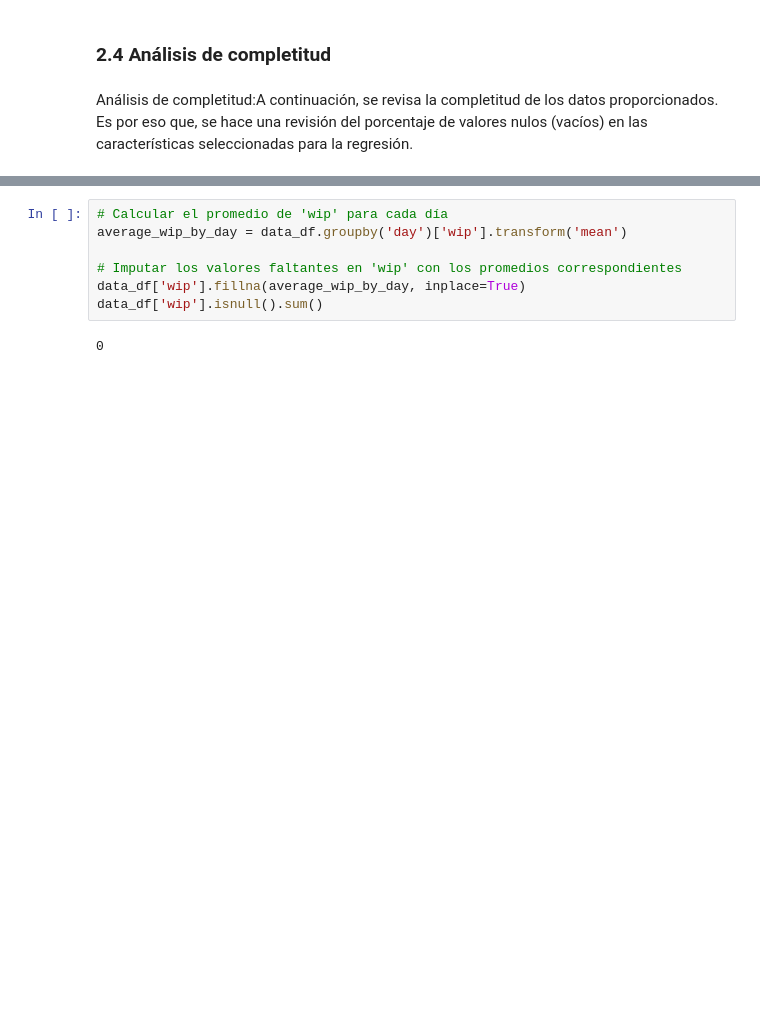
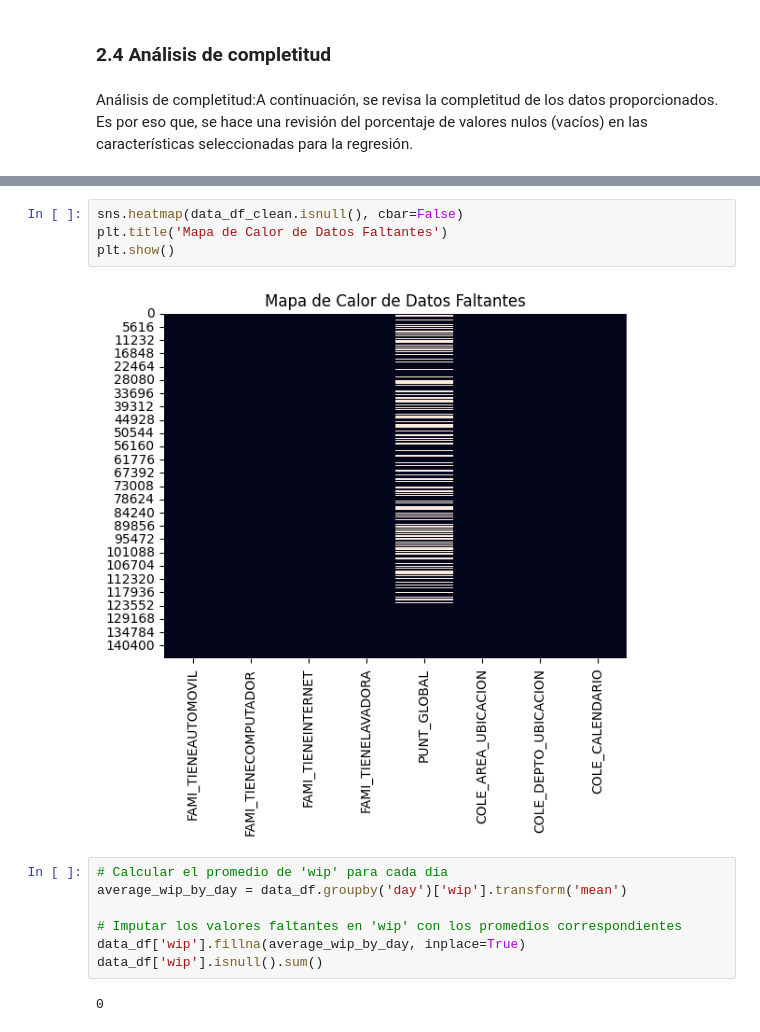
Before and after one commit to vcalderonmol/Proyecto3, a Jupyter notebook: Tarea 2.ipynb, the cells around one changed output, grey strips where cells are left out. Cells and saved outputs as stored; diff of their text form; blank space fills up the shorter version.

```diff
--- a/Tarea 2.ipynb
+++ b/Tarea 2.ipynb
@@ -211,3 +290,9 @@ Observamos que, la variable 'day' muestra una gran diferencia porcentual para lo
+# %%
+sns.heatmap(data_df_clean.isnull(), cbar=False)
+plt.title('Mapa de Calor de Datos Faltantes')
+plt.show()
+# %% [output]
+[figure, added]
 # %%
 # Calcular el promedio de 'wip' para cada día
 average_wip_by_day = data_df.groupby('day')['wip'].transform('mean')
```
Also changed, not shown: parts of 28 cells of this notebook.
